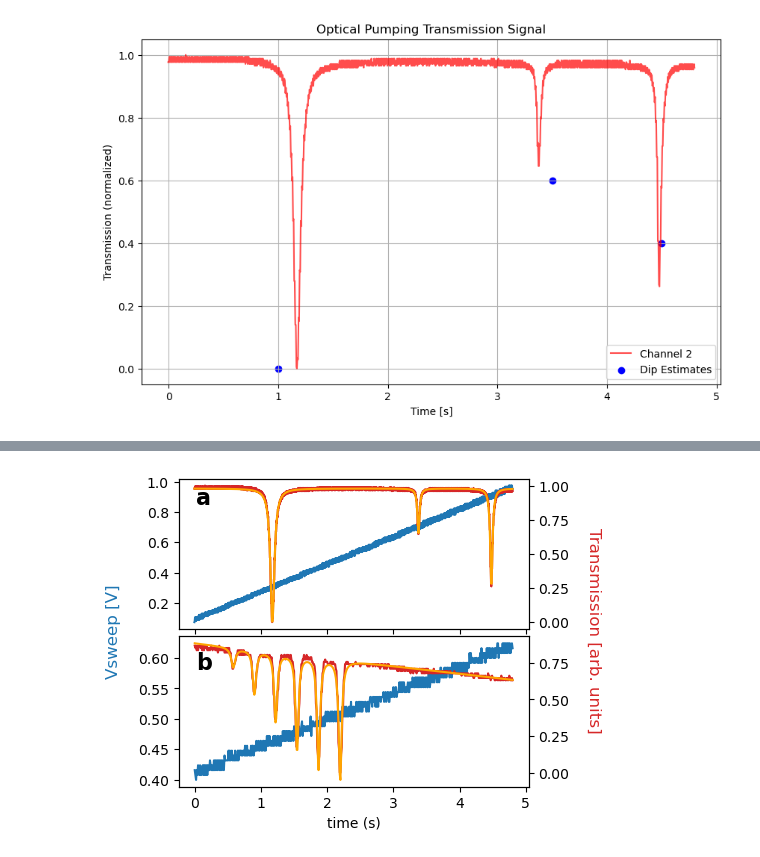
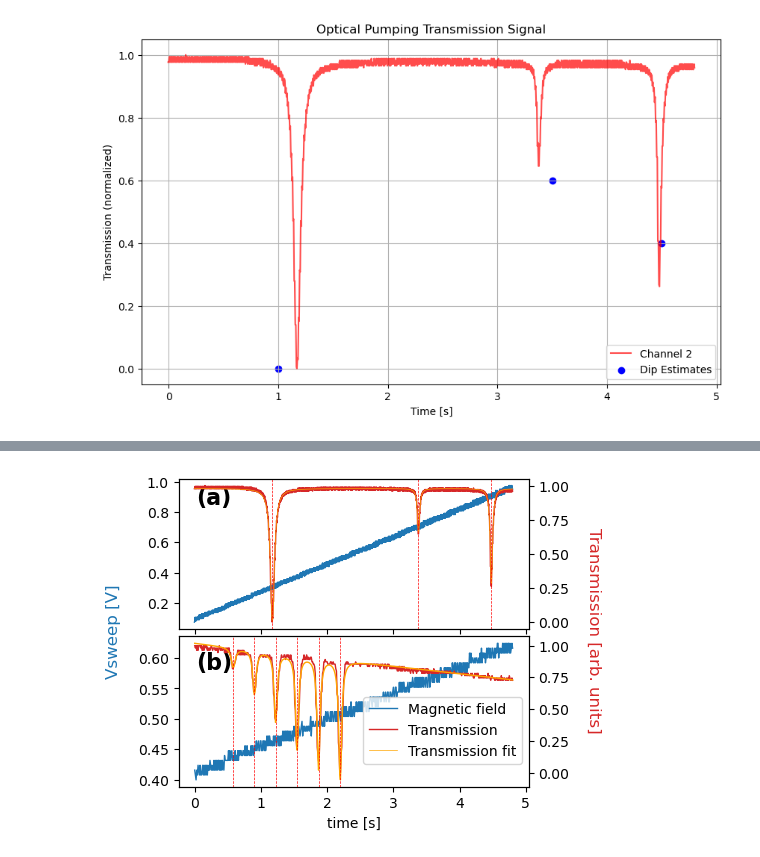
Before and after one commit to MarkZhit/PHYS409-Optical_Pumping, a Jupyter notebook: FigureCreation.ipynb, the cells around one changed output, grey strips where cells are left out. Cells and saved outputs as stored; diff of their text form; code cells hidden in the pictures.

```diff
--- a/FigureCreation.ipynb
+++ b/FigureCreation.ipynb
@@ -25,7 +25,8 @@ nCutEnd = ((time[-1] - tf) // (time[1] - time[0])).astype(int)
 
 time_cutFirst = time[nCutBeginning:len(time)-nCutEnd] - t0
 y2_norm_cutFirst = y2_norm[nCutBeginning:len(time)-nCutEnd]
-
+y2_norm_cutFirst = (y2_norm_cutFirst - min(y2_norm_cutFirst))
+y2_norm_cutFirst = y2_norm_cutFirst/max(y2_norm_cutFirst)
 
 y1_bottom = y1[nCutBeginning:len(time)-nCutEnd]
 y2_bottom = y2_norm_cutFirst
@@ -91,6 +105,8 @@ nCutEnd = ((time[-1] - tf) // (time[1] - time[0])).astype(int)
 
 time_cutFirst = time[nCutBeginning:len(time)-nCutEnd] - t0
 y2_norm_cutFirst = y2_norm[nCutBeginning:len(time)-nCutEnd]
+y2_norm_cutFirst = (y2_norm_cutFirst - min(y2_norm_cutFirst))
+y2_norm_cutFirst = y2_norm_cutFirst/max(y2_norm_cutFirst)
 
 
 x0s = np.array([1,3.5,4.5])
@@ -154,44 +192,53 @@ fig, (ax1, ax3) = plt.subplots(2, 1, figsize=(5, 4), sharex=True)
 # --- TOP PLOT (ax1 and ax2) ---
 color_sweep = 'tab:blue'
 # ax1.set_ylabel('Vsweep [V]', color=color_sweep)
-ax1.plot(time_cutFirst_top, y1_top, markersize=3, color=color_sweep)
-ax1.text(0.05, 0.95, 'a', transform=ax1.transAxes, fontsize=16, color='black', fontweight='bold', va='top')
+ax1.plot(time_cutFirst_top, y1_top, linewidth=1, label='Magnetic field', color=color_sweep)
+ax1.text(0.05, 0.95, '(a)', transform=ax1.transAxes, fontsize=16, color='black', fontweight='bold', va='top')
 
 ax2 = ax1.twinx()
 color_trans = 'tab:red'
 # ax2.set_ylabel('Transmission [arb. units]', color=color_trans)
-ax2.plot(time_cutFirst_top, y2_top, markersize=3, color=color_trans)
-ax2.plot(time_cutFirst_top, m.triple_lorentz(time_cutFirst_top, *popt_top), markersize=3, color='orange')
+ax2.plot(time_cutFirst_top, y2_top, linewidth=1, label='Transmission', color=color_trans)
+ax2.plot(time_cutFirst_top, m.triple_lorentz(time_cutFirst_top, *popt_top), linewidth=0.5, label='Transmission fit', color='orange')
+ax2.axvline(x=popt_top[3], color='red', linestyle='--', linewidth=0.5)
+ax2.axvline(x=popt_top[6], color='red', linestyle='--', linewidth=0.5)
+ax2.axvline(x=popt_top[9], color='red', linestyle='--', linewidth=0.5)
 
 # --- BOTTOM PLOT (ax3 and ax4) ---
-ax3.set_xlabel('time (s)')
+ax3.set_xlabel('time [s]')
 # ax3.set_ylabel('Vsweep [V]', color=color_sweep)
-ax3.plot(time_cutFirst_bottom, y1_bottom, markersize=3, color=color_sweep)
-ax3.text(0.05, -0.15, 'b', transform=ax1.transAxes, fontsize=16, color='black', fontweight='bold', va='top')
+ax3.plot(time_cutFirst_bottom, y1_bottom, linewidth=1, color=color_sweep)
+ax3.text(0.05, -0.15, '(b)', transform=ax1.transAxes, fontsize=16, color='black', fontweight='bold', va='top')
 
 ax4 = ax3.twinx()
 # ax4.set_ylabel('Transmission [arb. units]', color=color_trans)
-ax4.plot(time_cutFirst_bottom, y2_bottom, markersize=3, color=color_trans)
-ax4.plot(time_cutFirst_bottom, m.sextuple_lorentz(time_cutFirst_bottom, *popt_bottom), markersize=3, color='orange')
+ax4.plot(time_cutFirst_bottom, y2_bottom, linewidth=1, color=color_trans)
+ax4.plot(time_cutFirst_bottom, m.sextuple_lorentz(time_cutFirst_bottom, *popt_bottom), linewidth=1, color='orange')
+ax4.axvline(x=popt_bottom[4], color='red', linestyle='--', linewidth=0.5)
+ax4.axvline(x=popt_bottom[7], color='red', linestyle='--', linewidth=0.5)
+ax4.axvline(x=popt_bottom[10], color='red', linestyle='--', linewidth=0.5)
+ax4.axvline(x=popt_bottom[13], color='red', linestyle='--', linewidth=0.5)
+ax4.axvline(x=popt_bottom[16], color='red', linestyle='--', linewidth=0.5)
+ax4.axvline(x=popt_bottom[19], color='red', linestyle='--', linewidth=0.5)
 
 # Remove vertical space between subplots
 plt.subplots_adjust(hspace=0.05)
 # fig.supylabel('Vsweep [V]', color=color_sweep, x=0.02)
 # fig.supylabel('Transmission [arb. units]',
 #               color=color_trans,
 #               x=0.98,
 #               rotation=270)
 
 fig.text(0.02, 0.5, 'Vsweep [V]',
          va='center', ha='center', rotation='vertical',
          color=color_sweep, fontsize=12)
 
 fig.text(0.98, 0.5, 'Transmission [arb. units]',
          va='center', ha='center', rotation=270,
          color=color_trans, fontsize=12)
 plt.subplots_adjust(left=0.15, right=0.85, hspace=0.05)
-
-plt.savefig("figures/combined_stack_low+highB_oscilloscope.pdf", dpi=300, bbox_inches='tight')
+fig.legend(bbox_to_anchor=(0.85, 0.15),loc='lower right')
+plt.savefig("figures/combined_stack_low+highB_oscilloscope.pdf", dpi=300, pad_inches=0, bbox_inches='tight')
 plt.show()
 # %% [output]
-[figure, old version]
+[figure, new version]
```
Also changed, not shown: parts of 3 cells of this notebook, 48 other files.
